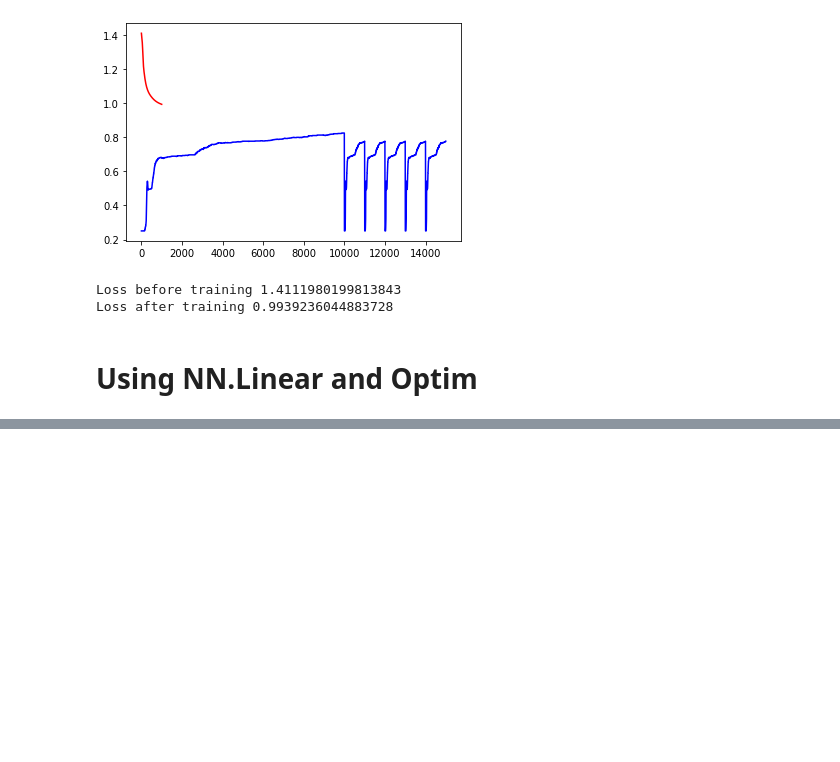
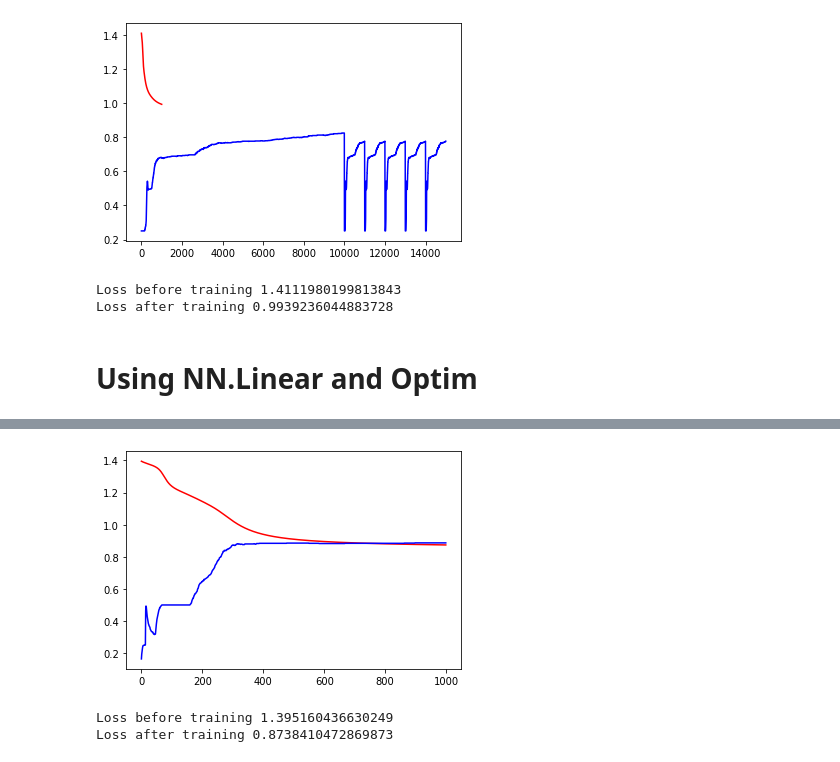
Before and after one commit to aborundiya/NeuralNetwork, a Jupyter notebook: FFNetworkUsingPyTorch.ipynb, the cells around one changed output, grey strips where cells are left out. Cells and saved outputs as stored; diff of their text form; code cells hidden in the pictures; blank space fills up the shorter version.

```diff
--- a/FFNetworkUsingPyTorch.ipynb
+++ b/FFNetworkUsingPyTorch.ipynb
@@ -245,6 +245,7 @@ class FirstNetworkLin(nn.Module):
     h1 = a1.sigmoid()
     a2 = self.lin2(h1)
     h2 = a2.exp()/a2.exp().sum(-1).unsqueeze(-1)
+    return h2
 # %%
 fn = FirstNetworkLin()
 fit()
@@ -252,0 +258,28 @@ AttributeError: ignored
+# %%
+def fit_optim(epochs = 1000, learning_rate = 1):
+  loss_arr = []
+  acc_arr = []
+  opt = optim.SGD(fn.parameters(), lr = learning_rate)
+
+  for epoch in range(epochs):
+    y_hat = fn(X_train)
+    loss = F.cross_entropy(y_hat, Y_train)
+    loss_arr.append(loss.item())
+    acc_arr.append(accuracy(y_hat,Y_train))
+
+    loss.backward()
+    opt.step()
+    opt.zero_grad()
+
+  plt.plot(loss_arr, 'r-')
+  plt.plot(acc_arr,'b-')
+  plt.show()
+  print('Loss before training', loss_arr[0])
+  print('Loss after training', loss_arr[-1])
+# %%
+fn = FirstNetworkLin()
+fit_optim()
+# %% [output]
+[figure, added]
+Loss before training 1.395160436630249
+Loss after training 0.8738410472869873
```
Also changed, not shown: parts of 2 cells of this notebook.
